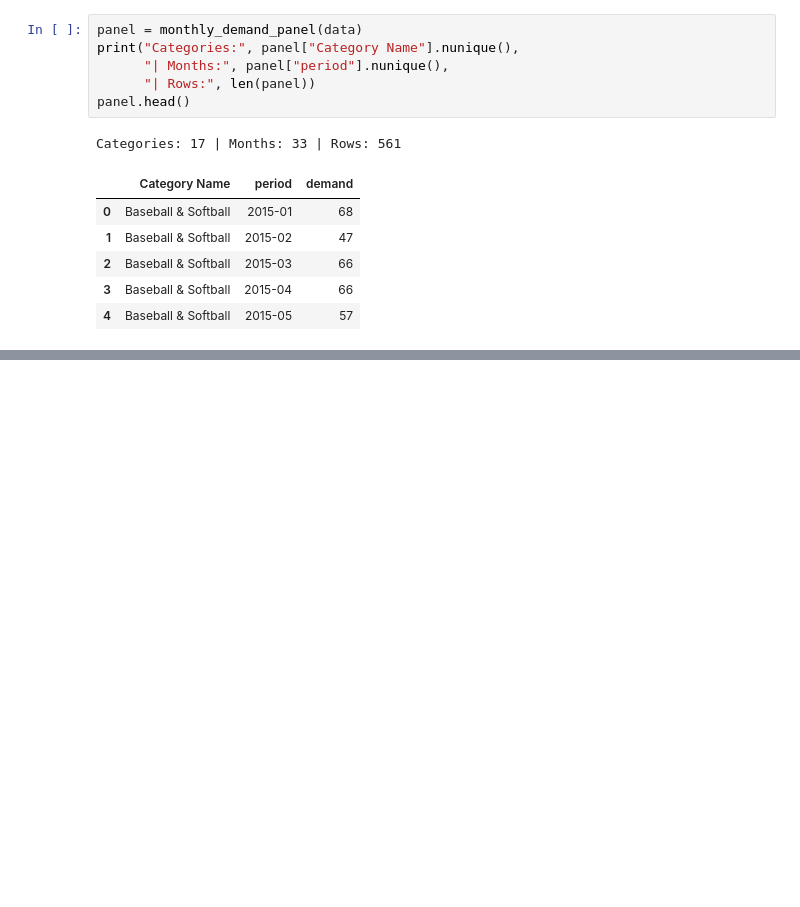
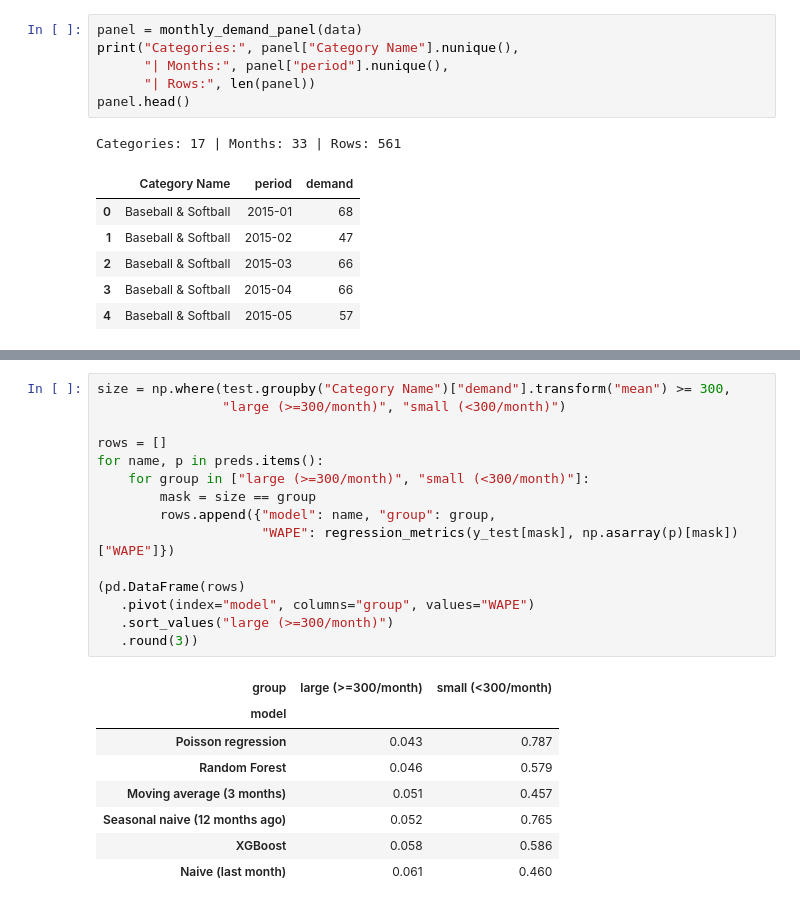
Before and after one commit to FCsabi2002/DSLab1, a Jupyter notebook: notebooks/03_demand_model.ipynb, the cells around one changed output, grey strips where cells are left out. Drawn from its saved outputs; the diff is of its cells as text; blank space fills up the shorter version.

```diff
--- a/notebooks/03_demand_model.ipynb
+++ b/notebooks/03_demand_model.ipynb
@@ -80,0 +145,24 @@ Categories: 17 | Months: 33 | Rows: 561
+# %%
+size = np.where(test.groupby("Category Name")["demand"].transform("mean") >= 300,
+                "large (>=300/month)", "small (<300/month)")
+
+rows = []
+for name, p in preds.items():
+    for group in ["large (>=300/month)", "small (<300/month)"]:
+        mask = size == group
+        rows.append({"model": name, "group": group,
+                     "WAPE": regression_metrics(y_test[mask], np.asarray(p)[mask])["WAPE"]})
+
+(pd.DataFrame(rows)
+   .pivot(index="model", columns="group", values="WAPE")
+   .sort_values("large (>=300/month)")
+   .round(3))
+# %% [output]
+| group | large (>=300/month) | small (<300/month) |
+| model |  |  |
+| Poisson regression | 0.043 | 0.787 |
+| Random Forest | 0.046 | 0.579 |
+| Moving average (3 months) | 0.051 | 0.457 |
+| Seasonal naive (12 months ago) | 0.052 | 0.765 |
+| XGBoost | 0.058 | 0.586 |
+| Naive (last month) | 0.061 | 0.460 |
```
Also changed, not shown: parts of 4 cells of this notebook, 2 other files.
